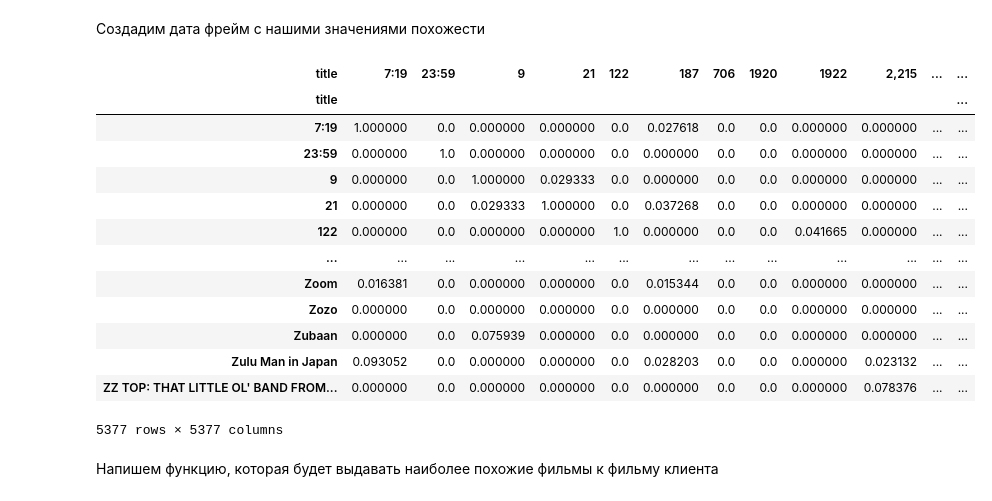
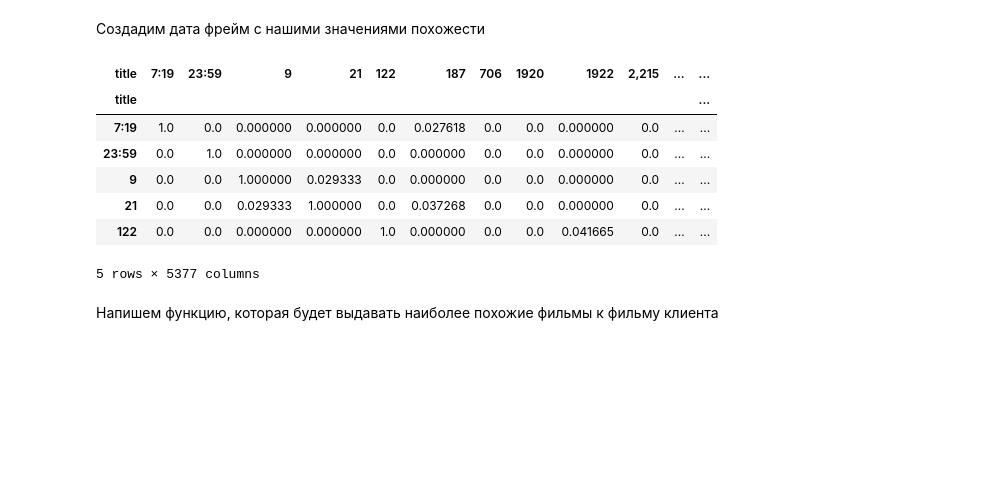
Before and after one commit to SquilliamFancyboy/DS-projects, a Jupyter notebook: EDA_Netfix_dataset.ipynb, the cells around one changed output. Drawn from its saved outputs; the diff is of its cells as text; code cells hidden in the pictures; blank space fills up the shorter version.

```diff
--- a/EDA_Netfix_dataset.ipynb
+++ b/EDA_Netfix_dataset.ipynb
@@ -31,5 +17,5 @@ netflix_titles.csv  100%[===================>]   2.86M  --.-KB/s    in 0.02s
 # %%
-df = pd.read_csv('netflix_titles.csv')
+df = pd.read_csv("/content/netflix_titles.csv")
 df.head()
 # %% [output]
 |  | show_id | type | title | director | cast | country | date_added | release_year | rating | duration | ... |
@@ -64,4 +44,7 @@ description     False
 dtype: bool
 # %% [markdown]
 Пропуски есть. Больше всего их в колонке director. Однако это не помешает нашему дальнейшему анализу.
+# %%
+#удалим ненужную колонку
+df.drop("show_id", axis = 1, inplace = True)
 # %% [markdown]
@@ -519,27 +315,21 @@ Length: 5377, dtype: int64
 # %%
 cosine_df = pd.DataFrame(cosine_sim)
 
 cosine_df.columns = indices.index
 
 cosine_df['title'] = indices.index
 cosine_df = cosine_df.set_index('title')
 
-cosine_df
+cosine_df.head()
 # %% [output]
 | title | 7:19 | 23:59 | 9 | 21 | 122 | 187 | 706 | 1920 | 1922 | 2,215 | ... | ... |
 | title |  |  |  |  |  |  |  |  |  |  |  | ... |
-| 7:19 | 1.000000 | 0.0 | 0.000000 | 0.000000 | 0.0 | 0.027618 | 0.0 | 0.0 | 0.000000 | 0.000000 | ... | ... |
-| 23:59 | 0.000000 | 1.0 | 0.000000 | 0.000000 | 0.0 | 0.000000 | 0.0 | 0.0 | 0.000000 | 0.000000 | ... | ... |
-| 9 | 0.000000 | 0.0 | 1.000000 | 0.029333 | 0.0 | 0.000000 | 0.0 | 0.0 | 0.000000 | 0.000000 | ... | ... |
-| 21 | 0.000000 | 0.0 | 0.029333 | 1.000000 | 0.0 | 0.037268 | 0.0 | 0.0 | 0.000000 | 0.000000 | ... | ... |
-| 122 | 0.000000 | 0.0 | 0.000000 | 0.000000 | 1.0 | 0.000000 | 0.0 | 0.0 | 0.041665 | 0.000000 | ... | ... |
-| ... | ... | ... | ... | ... | ... | ... | ... | ... | ... | ... | ... | ... |
-| Zoom | 0.016381 | 0.0 | 0.000000 | 0.000000 | 0.0 | 0.015344 | 0.0 | 0.0 | 0.000000 | 0.000000 | ... | ... |
-| Zozo | 0.000000 | 0.0 | 0.000000 | 0.000000 | 0.0 | 0.000000 | 0.0 | 0.0 | 0.000000 | 0.000000 | ... | ... |
-| Zubaan | 0.000000 | 0.0 | 0.075939 | 0.000000 | 0.0 | 0.000000 | 0.0 | 0.0 | 0.000000 | 0.000000 | ... | ... |
-| Zulu Man in Japan | 0.093052 | 0.0 | 0.000000 | 0.000000 | 0.0 | 0.028203 | 0.0 | 0.0 | 0.000000 | 0.023132 | ... | ... |
-| ZZ TOP: THAT LITTLE OL' BAND FROM... | 0.000000 | 0.0 | 0.000000 | 0.000000 | 0.0 | 0.000000 | 0.0 | 0.0 | 0.000000 | 0.078376 | ... | ... |
+| 7:19 | 1.0 | 0.0 | 0.000000 | 0.000000 | 0.0 | 0.027618 | 0.0 | 0.0 | 0.000000 | 0.0 | ... | ... |
+| 23:59 | 0.0 | 1.0 | 0.000000 | 0.000000 | 0.0 | 0.000000 | 0.0 | 0.0 | 0.000000 | 0.0 | ... | ... |
+| 9 | 0.0 | 0.0 | 1.000000 | 0.029333 | 0.0 | 0.000000 | 0.0 | 0.0 | 0.000000 | 0.0 | ... | ... |
+| 21 | 0.0 | 0.0 | 0.029333 | 1.000000 | 0.0 | 0.037268 | 0.0 | 0.0 | 0.000000 | 0.0 | ... | ... |
+| 122 | 0.0 | 0.0 | 0.000000 | 0.000000 | 1.0 | 0.000000 | 0.0 | 0.0 | 0.041665 | 0.0 | ... | ... |
-5377 rows × 5377 columns
+5 rows × 5377 columns
 # %% [markdown]
 Напишем функцию, которая будет выдавать наиболее похожие фильмы к фильму клиента
 # %%
```
Also changed, not shown: parts of 82 cells of this notebook.
